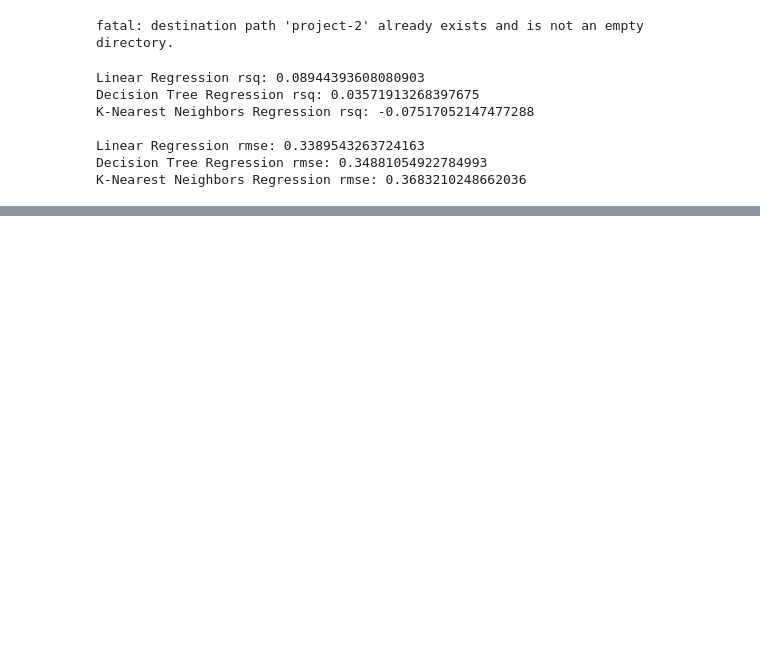
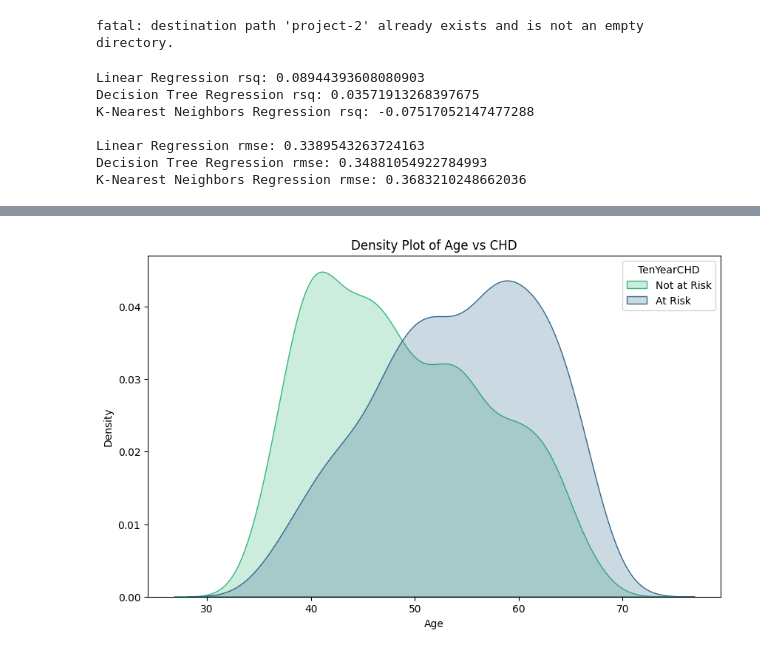
Before and after one commit to angelahjhong/project-2, a Jupyter notebook: CHD_modeling.ipynb, the cells around one changed output, grey strips where cells are left out. Saved outputs shown, nothing was run; the diff lists cells and outputs as text; code cells hidden in the pictures; blank space fills up the shorter version.

Commit message:
created graphs

```diff
--- a/CHD_modeling.ipynb
+++ b/CHD_modeling.ipynb
@@ -101,10 +103,12 @@ plt.show()
 # %%
 # desity plot for CHD and age
 plt.figure(figsize=(10, 6))
-sns.kdeplot(data=df, x='age', hue='TenYearCHD', fill=True, common_norm=False, palette='Set1')
+sns.kdeplot(data=df, x='age', hue='TenYearCHD', fill=True, common_norm=False, palette='viridis')
 plt.title('Density Plot of Age vs CHD')
 plt.xlabel('Age')
 plt.ylabel('Density')
-plt.legend(title='TenYearCHD', labels=['No CHD', 'CHD'], loc='upper right')
+plt.legend(title='TenYearCHD', labels=['Not at Risk', 'At Risk'], loc='upper right')
 plt.show()
+# %% [output]
+[figure, added]
 # %%
```
Also changed, not shown: parts of 5 cells of this notebook.
